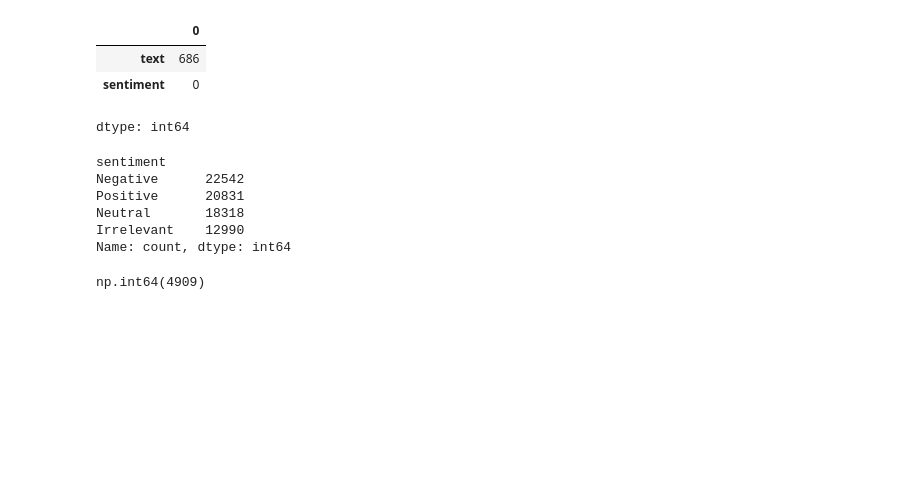
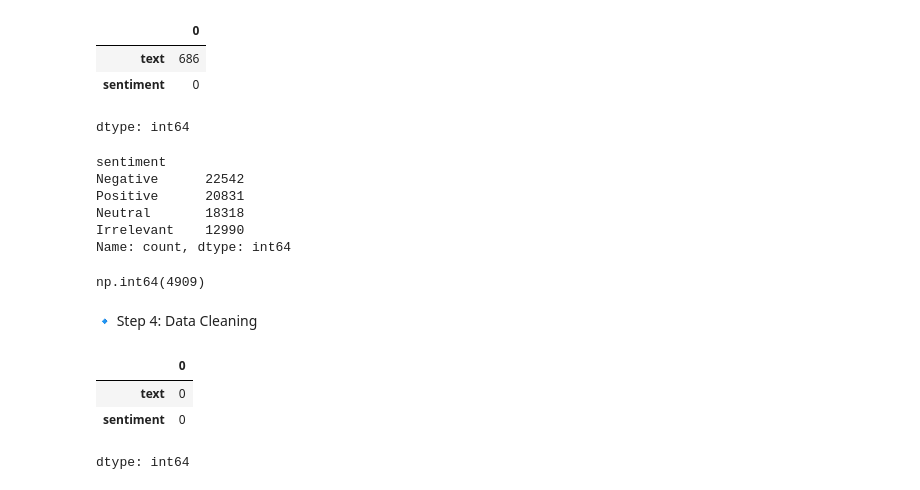
Before and after one commit to touhid0503/Sentiment_Analysis_System, a Jupyter notebook: sentiment_analysis_system.ipynb, the cells around one changed output. Cells and saved outputs as stored; diff of their text form; code cells hidden in the pictures; blank space fills up the shorter version.

```diff
--- a/sentiment_analysis_system.ipynb
+++ b/sentiment_analysis_system.ipynb
@@ -131,3 +131,5 @@ Name: count, dtype: int64
 df.duplicated().sum()
 # %% [output]
 np.int64(4909)
+# %% [markdown]
+🔹 Step 4: Data Cleaning
@@ -133,0 +138,7 @@ np.int64(4909)
+# %%
+df.isnull().sum()
+# %% [output]
+|  | 0 |
+| text | 0 |
+| sentiment | 0 |
+dtype: int64
```
Also changed, not shown: parts of 7 cells of this notebook.
